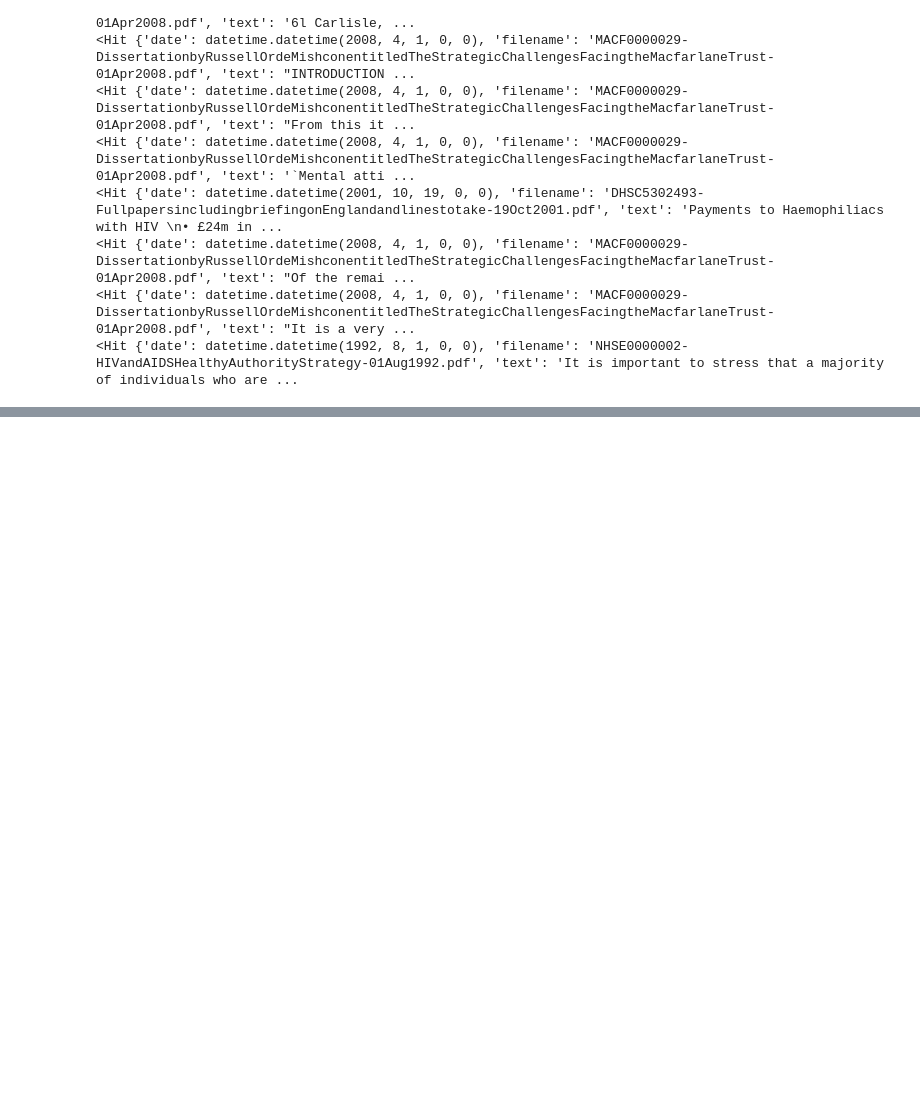
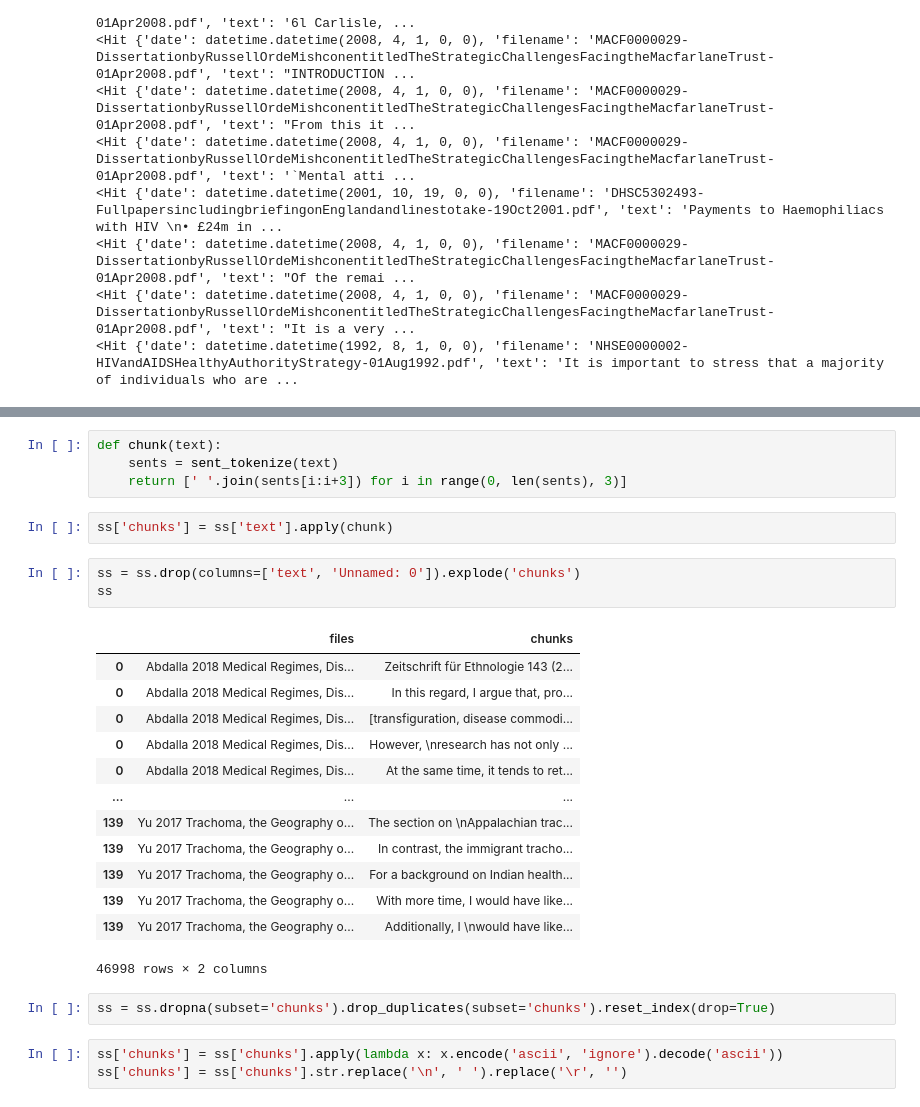
Before and after one commit to pnadelofficial/taylor_simple_search, a Jupyter notebook: testing.ipynb, the cells around one changed output, grey strips where cells are left out. Saved outputs shown, nothing was run; the diff lists cells and outputs as text; blank space fills up the shorter version.

```diff
--- a/testing.ipynb
+++ b/testing.ipynb
@@ -934,0 +983,28 @@ with ix.searcher() as searcher:
+# %%
+def chunk(text):
+    sents = sent_tokenize(text)
+    return [' '.join(sents[i:i+3]) for i in range(0, len(sents), 3)]
+# %%
+ss['chunks'] = ss['text'].apply(chunk)
+# %%
+ss = ss.drop(columns=['text', 'Unnamed: 0']).explode('chunks')
+ss
+# %% [output]
+|  | files | chunks |
+| 0 | Abdalla 2018 Medical Regimes, Dis... | Zeitschrift für Ethnologie 143 (2... |
+| 0 | Abdalla 2018 Medical Regimes, Dis... | In this regard, I argue that, pro... |
+| 0 | Abdalla 2018 Medical Regimes, Dis... | [transfiguration, disease commodi... |
+| 0 | Abdalla 2018 Medical Regimes, Dis... | However, \nresearch has not only ... |
+| 0 | Abdalla 2018 Medical Regimes, Dis... | At the same time, it tends to ret... |
+| ... | ... | ... |
+| 139 | Yu 2017 Trachoma, the Geography o... | The section on \nAppalachian trac... |
+| 139 | Yu 2017 Trachoma, the Geography o... | In contrast, the immigrant tracho... |
+| 139 | Yu 2017 Trachoma, the Geography o... | For a background on Indian health... |
+| 139 | Yu 2017 Trachoma, the Geography o... | With more time, I would have like... |
+| 139 | Yu 2017 Trachoma, the Geography o... | Additionally, I \nwould have like... |
+46998 rows × 2 columns
+# %%
+ss = ss.dropna(subset='chunks').drop_duplicates(subset='chunks').reset_index(drop=True)
+# %%
+ss['chunks'] = ss['chunks'].apply(lambda x: x.encode('ascii', 'ignore').decode('ascii'))
+ss['chunks'] = ss['chunks'].str.replace('\n', ' ').replace('\r', '')
```
Also changed, not shown: parts of 13 cells of this notebook, 3 other files.
